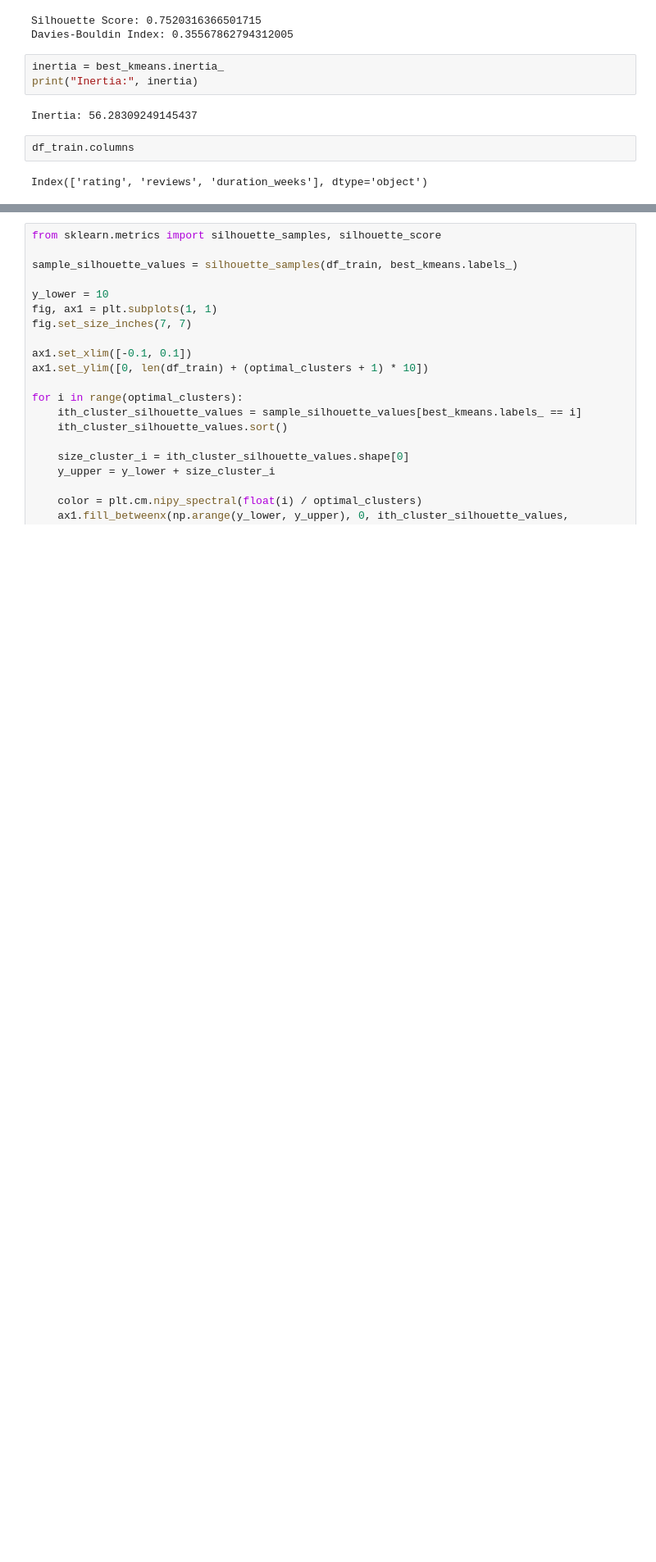
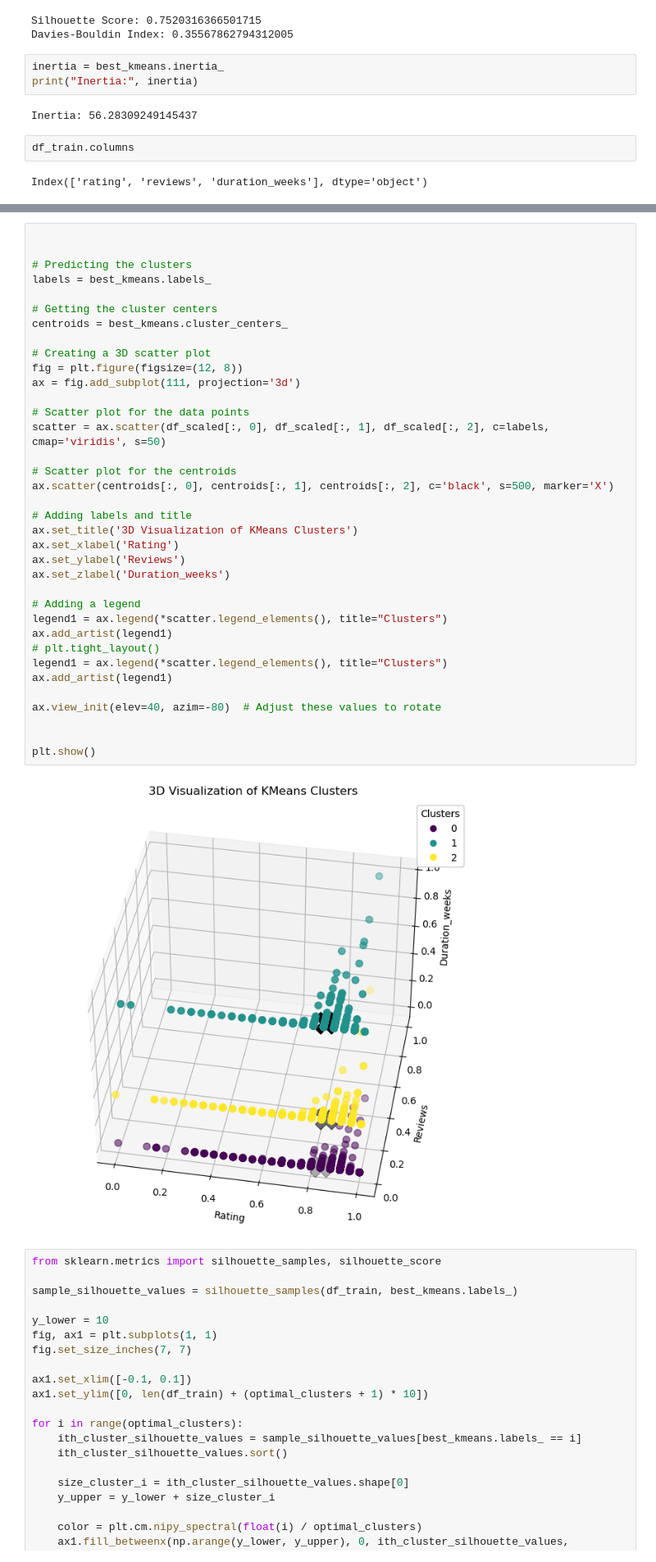
Before and after one commit to SalmanGassem/Usecase-8-Project-5, a Jupyter notebook: Project_5_ML_K-means.ipynb, the cells around one changed output, grey strips where cells are left out. Shown at 82% size. Cells and saved outputs as stored; diff of their text form; blank space fills up the shorter version.

```diff
--- a/Project_5_ML_K-means.ipynb
+++ b/Project_5_ML_K-means.ipynb
@@ -196,3 +197,41 @@ plt.show()
+# %%
+
+
+# Predicting the clusters
+labels = best_kmeans.labels_
+
+# Getting the cluster centers
+centroids = best_kmeans.cluster_centers_
+
+# Creating a 3D scatter plot
+fig = plt.figure(figsize=(12, 8))
+ax = fig.add_subplot(111, projection='3d')
+
+# Scatter plot for the data points
+scatter = ax.scatter(df_scaled[:, 0], df_scaled[:, 1], df_scaled[:, 2], c=labels, cmap='viridis', s=50)
+
+# Scatter plot for the centroids
+ax.scatter(centroids[:, 0], centroids[:, 1], centroids[:, 2], c='black', s=500, marker='X')
+
+# Adding labels and title
+ax.set_title('3D Visualization of KMeans Clusters')
+ax.set_xlabel('Rating')
+ax.set_ylabel('Reviews')
+ax.set_zlabel('Duration_weeks')
+
+# Adding a legend
+legend1 = ax.legend(*scatter.legend_elements(), title="Clusters")
+ax.add_artist(legend1)
+# plt.tight_layout()
+legend1 = ax.legend(*scatter.legend_elements(), title="Clusters")
+ax.add_artist(legend1)
+
+ax.view_init(elev=40, azim=-80)  # Adjust these values to rotate
+
+
+plt.show()
+# %% [output]
+[figure, added]
 # %%
 from sklearn.metrics import silhouette_samples, silhouette_score
 
```
Also changed, not shown: parts of 2 cells of this notebook, 4 other files.
